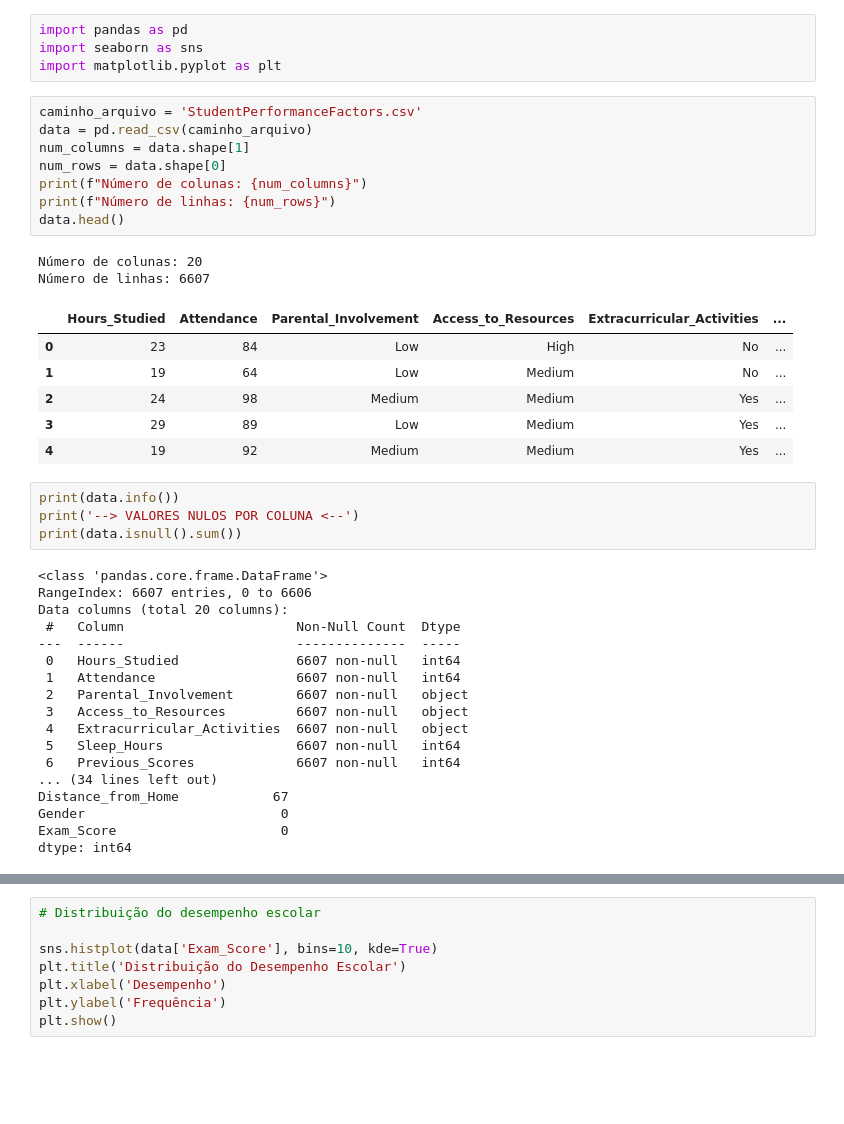
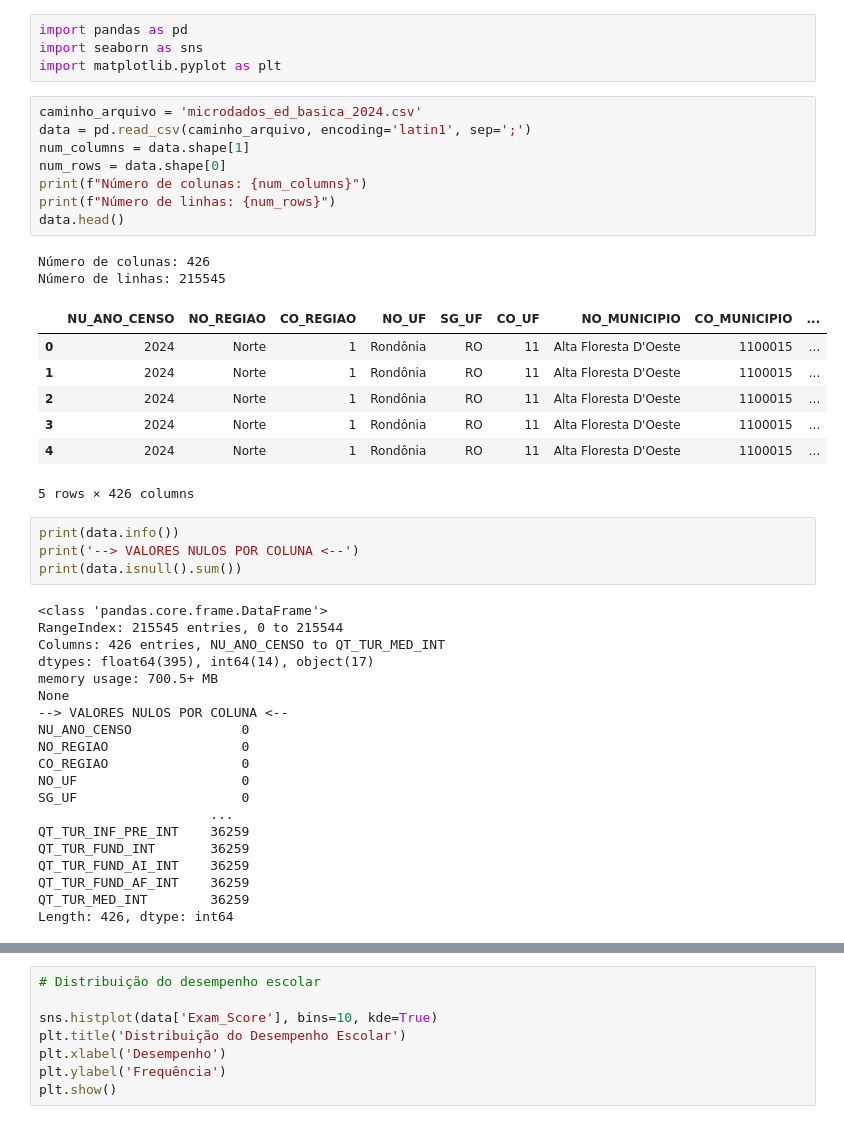
Before and after one commit to vinicarlosss/TCC_Sistemas-de-informa-o, a Jupyter notebook: tratamento_dados.ipynb, the cells around one changed output, grey strips where cells are left out. Saved outputs shown, nothing was run; the diff lists cells and outputs as text; blank space fills up the shorter version.

```diff
--- a/tratamento_dados.ipynb
+++ b/tratamento_dados.ipynb
@@ -3,44 +3,47 @@ import pandas as pd
 import seaborn as sns
 import matplotlib.pyplot as plt
 # %%
-caminho_arquivo = 'StudentPerformanceFactors.csv'
-data = pd.read_csv(caminho_arquivo)
+caminho_arquivo = 'microdados_ed_basica_2024.csv'
+data = pd.read_csv(caminho_arquivo, encoding='latin1', sep=';')
 num_columns = data.shape[1]
 num_rows = data.shape[0]
 print(f"Número de colunas: {num_columns}")
 print(f"Número de linhas: {num_rows}")
 data.head()
 # %% [output]
-Número de colunas: 20
-Número de linhas: 6607
+Número de colunas: 426
+Número de linhas: 215545
-|  | Hours_Studied | Attendance | Parental_Involvement | Access_to_Resources | Extracurricular_Activities | ... |
-| 0 | 23 | 84 | Low | High | No | ... |
-| 1 | 19 | 64 | Low | Medium | No | ... |
-| 2 | 24 | 98 | Medium | Medium | Yes | ... |
-| 3 | 29 | 89 | Low | Medium | Yes | ... |
-| 4 | 19 | 92 | Medium | Medium | Yes | ... |
+|  | NU_ANO_CENSO | NO_REGIAO | CO_REGIAO | NO_UF | SG_UF | CO_UF | NO_MUNICIPIO | CO_MUNICIPIO | ... |
+| 0 | 2024 | Norte | 1 | Rondônia | RO | 11 | Alta Floresta D'Oeste | 1100015 | ... |
+| 1 | 2024 | Norte | 1 | Rondônia | RO | 11 | Alta Floresta D'Oeste | 1100015 | ... |
+| 2 | 2024 | Norte | 1 | Rondônia | RO | 11 | Alta Floresta D'Oeste | 1100015 | ... |
+| 3 | 2024 | Norte | 1 | Rondônia | RO | 11 | Alta Floresta D'Oeste | 1100015 | ... |
+| 4 | 2024 | Norte | 1 | Rondônia | RO | 11 | Alta Floresta D'Oeste | 1100015 | ... |
+5 rows × 426 columns
 # %%
 print(data.info())
 print('--> VALORES NULOS POR COLUNA <--')
 print(data.isnull().sum())
 # %% [output]
 <class 'pandas.core.frame.DataFrame'>
-RangeIndex: 6607 entries, 0 to 6606
-Data columns (total 20 columns):
- #   Column                      Non-Null Count  Dtype
----  ------                      --------------  -----
- 0   Hours_Studied               6607 non-null   int64
- 1   Attendance                  6607 non-null   int64
- 2   Parental_Involvement        6607 non-null   object
- 3   Access_to_Resources         6607 non-null   object
- 4   Extracurricular_Activities  6607 non-null   object
- 5   Sleep_Hours                 6607 non-null   int64
- 6   Previous_Scores             6607 non-null   int64
-... (34 lines left out)
-Distance_from_Home            67
-Gender                         0
-Exam_Score                     0
-dtype: int64
+RangeIndex: 215545 entries, 0 to 215544
+Columns: 426 entries, NU_ANO_CENSO to QT_TUR_MED_INT
+dtypes: float64(395), int64(14), object(17)
+memory usage: 700.5+ MB
+None
+--> VALORES NULOS POR COLUNA <--
+NU_ANO_CENSO              0
+NO_REGIAO                 0
+CO_REGIAO                 0
+NO_UF                     0
+SG_UF                     0
+                      ...
+QT_TUR_INF_PRE_INT    36259
+QT_TUR_FUND_INT       36259
+QT_TUR_FUND_AI_INT    36259
+QT_TUR_FUND_AF_INT    36259
+QT_TUR_MED_INT        36259
+Length: 426, dtype: int64
 # %%
 data.describe(include='all')
 # %% [output]
```
Also changed, not shown: parts of 5 cells of this notebook, 3 other files.
